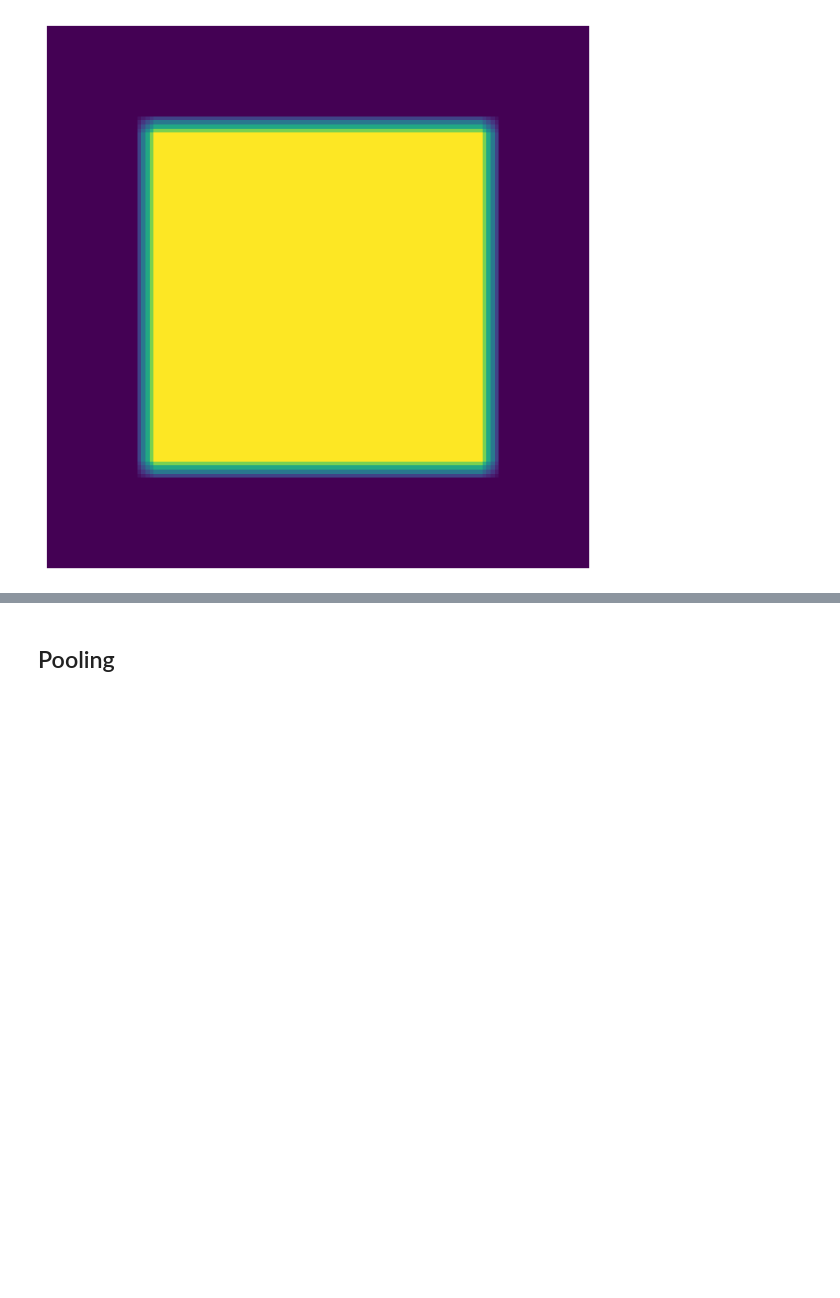
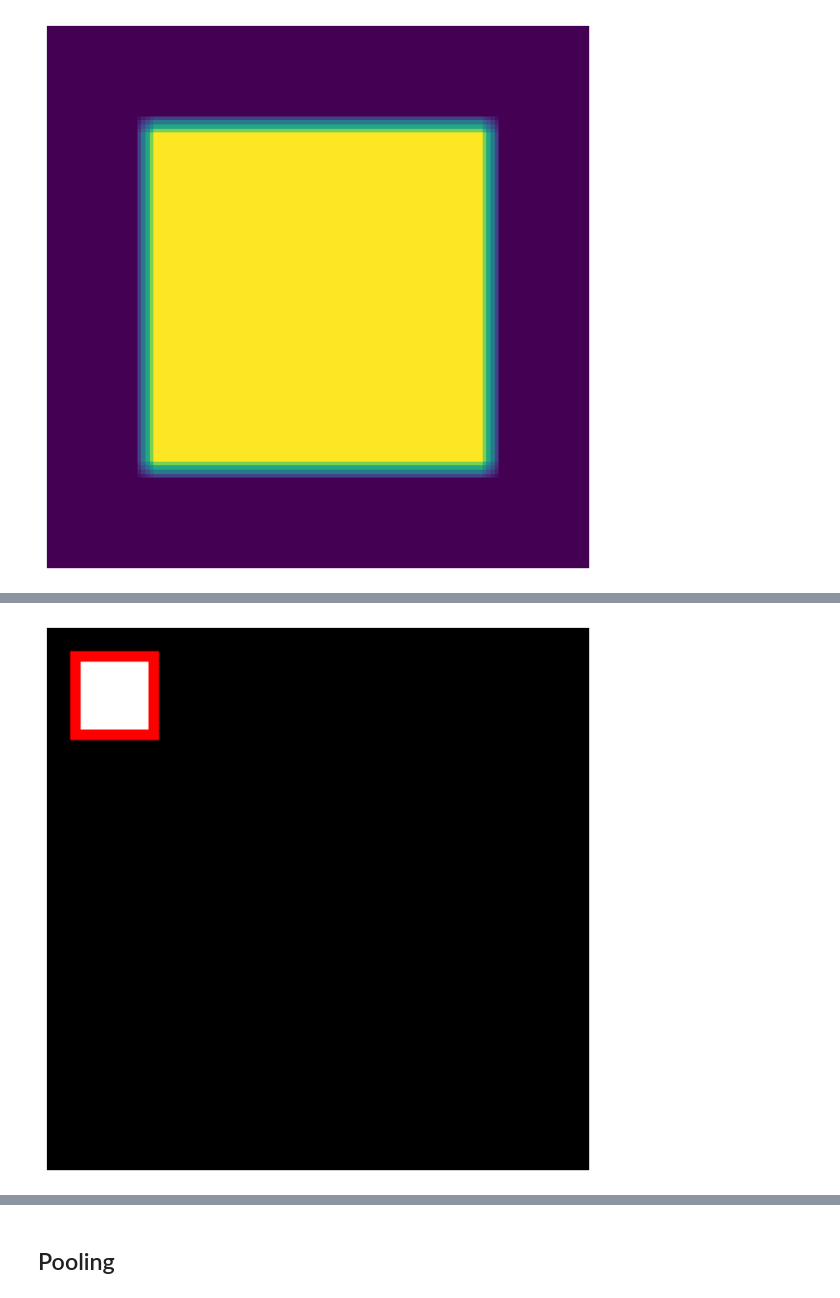
Before and after one commit to VirginiaTasso/BioCV-course, a Jupyter notebook: Lecture2/Lecture2.ipynb, the cells around one changed output, grey strips where cells are left out. Saved outputs shown, nothing was run; the diff lists cells and outputs as text; code cells hidden in the pictures; blank space fills up the shorter version.

```diff
--- a/Lecture2/Lecture2.ipynb
+++ b/Lecture2/Lecture2.ipynb
@@ -305,0 +296,5 @@ print('-'*40)
+# %%
+img_sq_2 = generate_square(size = 512)
+show(img_sq_2)
+# %% [output]
+[figure, added]
```
Also changed, not shown: parts of 22 cells of this notebook.
